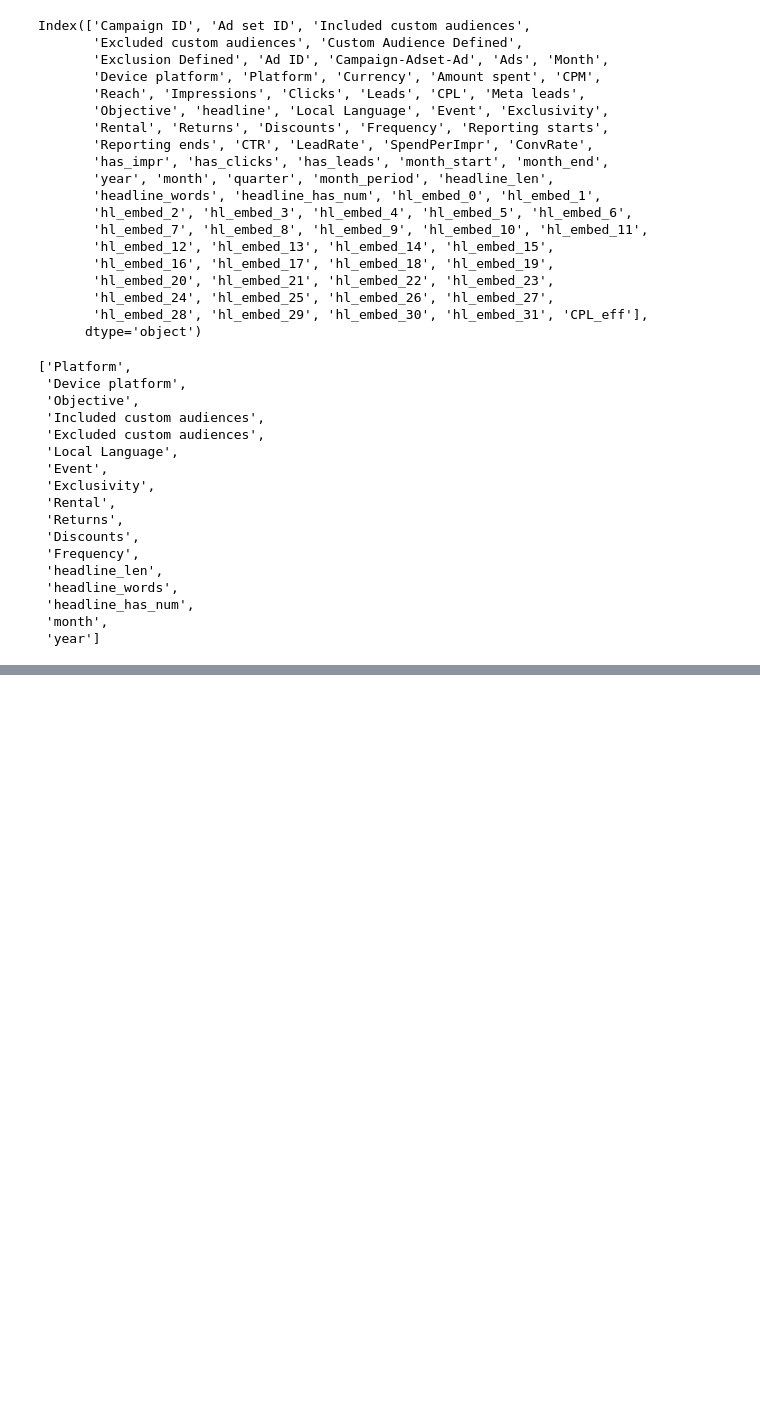
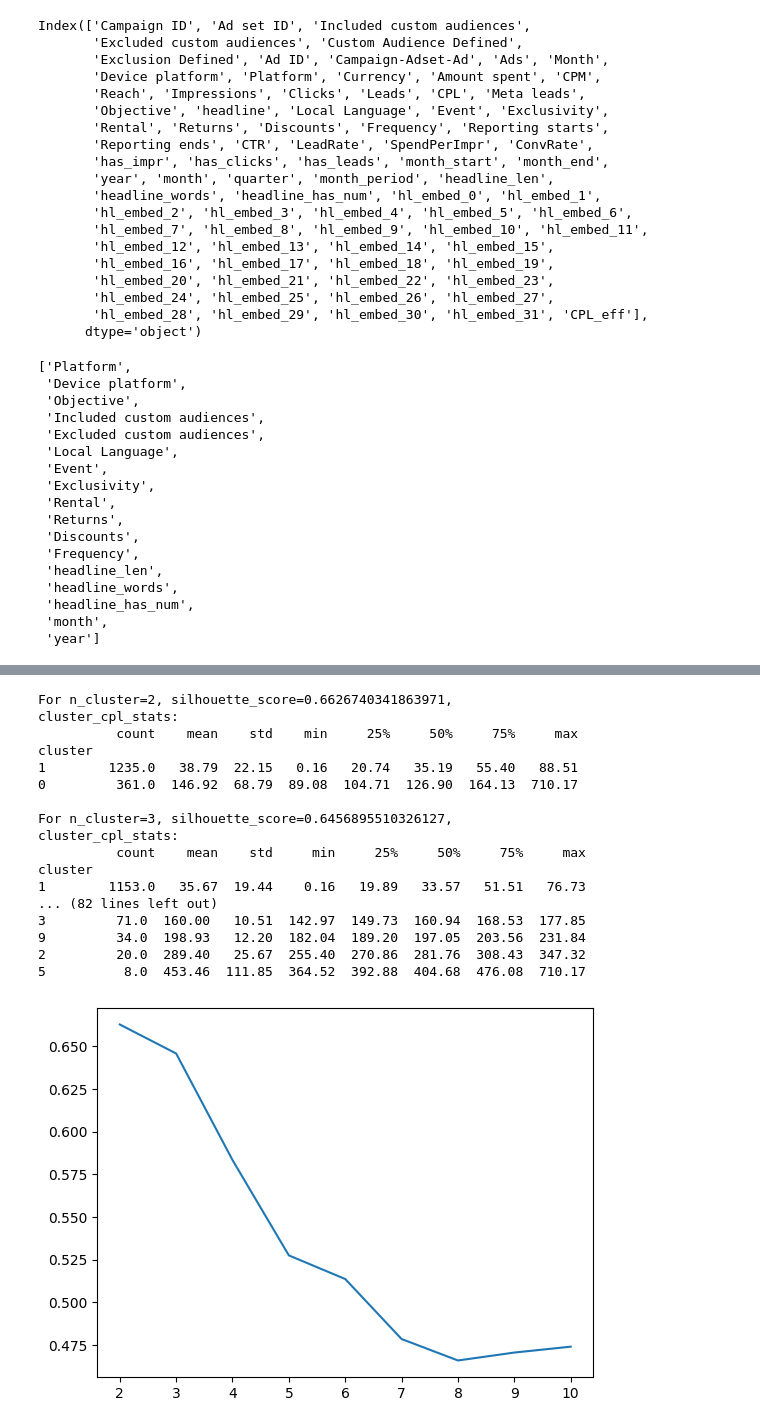
Before and after one commit to NicholasTYD/CS5284_Project, a Jupyter notebook: CS5284_Project.ipynb, the cells around one changed output, grey strips where cells are left out. Cells and saved outputs as stored; diff of their text form; code cells hidden in the pictures; blank space fills up the shorter version.

```diff
--- a/CS5284_Project.ipynb
+++ b/CS5284_Project.ipynb
@@ -631,14 +655,2 @@ bm_kmeans_pipe = lambda n_clusters: make_pipeline(
     MiniBatchKMeans(n_clusters=n_clusters, random_state=0, n_init="auto")
 )
-# %%
-def run_bm_kmeans(df, cpl, min_clusters=2, max_clusters=10):
-  for n_cluster in range(min_clusters, max_clusters+1):
-    pipe = bm_kmeans_pipe(n_cluster)
-
-    bm_kmeans_pred = clone(pipe).fit_predict(df)
-    bm_kmeans_ss = silhouette_score(clone(bm_kmeans_preprocessor).fit_transform(df), bm_kmeans_pred)
-
-    cluster_cpl_stats = compute_cluster_CPL_stats(cpl, bm_kmeans_pred)
-    print(f'For n_cluster={n_cluster}, silhouette_score={bm_kmeans_ss}, \ncluster_cpl_stats:\n{cluster_cpl_stats}\n')
-
-run_bm_kmeans(bm_kmeans_df, fe_platform_df['CPL'])
@@ -662,0 +657,54 @@ cluster
+# %%
+def run_bm_kmeans(df, n_cluster, cpl_weight=1):
+    '''
+    Runs 1 kmeans iteration, with all the preprocessing and stuff, to create n_clusters.
+    This method runs the kmeans pipeline.
+
+    cpl_weight: How much to scale it, aka give it more importance.
+    '''
+    pipe = bm_kmeans_pipe(n_cluster, cpl_weight)
+
+    bm_kmeans_pred = clone(pipe).fit_predict(df)
+    bm_kmeans_ss = silhouette_score(clone(bm_kmeans_preprocessor(cpl_weight)).fit_transform(df), bm_kmeans_pred)
+
+    return bm_kmeans_pred, bm_kmeans_ss
+
+def iterate_bm_kmeans(df_train, cpl_weight=1, min_clusters=2, max_clusters=10):
+  '''
+  Iterates thru some kmeans from min_clusters and max_clusters, and print out their silhouette scores and cluster statistics.
+  '''
+  df_train = df_train.copy()
+
+  silhouette_scores = []
+  for n_cluster in range(min_clusters, max_clusters+1):
+    bm_kmeans_pred, bm_kmeans_ss = run_bm_kmeans(df_train, n_cluster, cpl_weight)
+    cluster_cpl_stats = compute_cluster_CPL_stats(df_train['CPL'], bm_kmeans_pred)
+
+    with pd.option_context('display.precision', 2):
+      print(f'For n_cluster={n_cluster}, silhouette_score={bm_kmeans_ss}, \ncluster_cpl_stats:\n{cluster_cpl_stats}\n')
+
+    silhouette_scores.append(bm_kmeans_ss)
+  plt.plot(range(min_clusters, max_clusters+1), silhouette_scores)
+  plt.show()
+
+bm_kmeans_cpl_weight = 1
+iterate_bm_kmeans(train_bm_kmeans_df, cpl_weight=bm_kmeans_cpl_weight) # Seems like cpl_weight = 1 works well already
+# %% [output]
+For n_cluster=2, silhouette_score=0.6626740341863971,
+cluster_cpl_stats:
+          count    mean    std    min     25%     50%     75%     max
+cluster
+1        1235.0   38.79  22.15   0.16   20.74   35.19   55.40   88.51
+0         361.0  146.92  68.79  89.08  104.71  126.90  164.13  710.17
+
+For n_cluster=3, silhouette_score=0.6456895510326127,
+cluster_cpl_stats:
+          count    mean    std     min     25%     50%     75%     max
+cluster
+1        1153.0   35.67  19.44    0.16   19.89   33.57   51.51   76.73
+... (82 lines left out)
+3         71.0  160.00   10.51  142.97  149.73  160.94  168.53  177.85
+9         34.0  198.93   12.20  182.04  189.20  197.05  203.56  231.84
+2         20.0  289.40   25.67  255.40  270.86  281.76  308.43  347.32
+5          8.0  453.46  111.85  364.52  392.88  404.68  476.08  710.17
+[figure, added]
```
Also changed, not shown: parts of 23 cells of this notebook.
